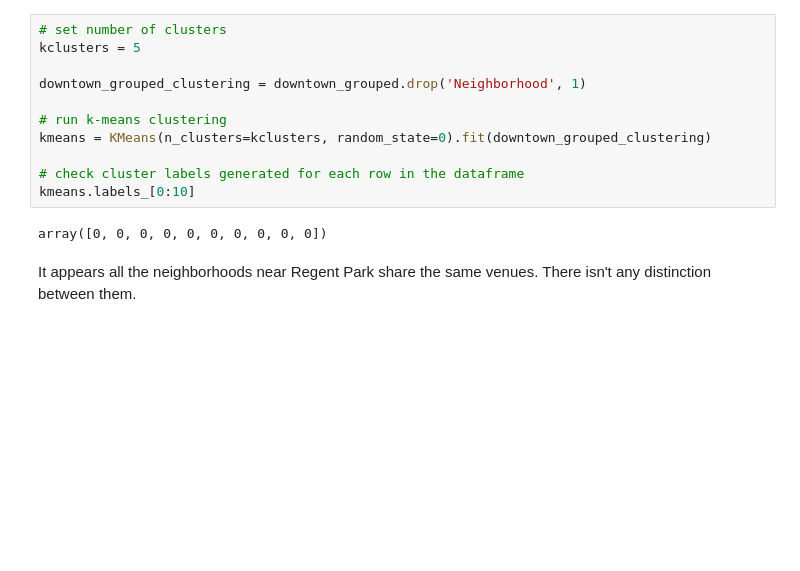
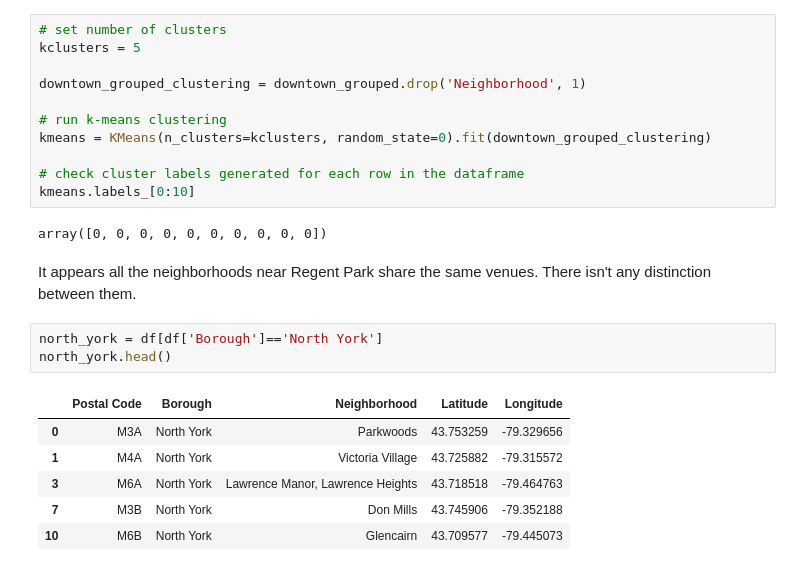
Before and after one commit to jimaid/Coursera_Capstone, a Jupyter notebook: Capstone.ipynb, the cells around one changed output. Cells and saved outputs as stored; diff of their text form; blank space fills up the shorter version.

Commit message:
starting analysis of North York

```diff
--- a/Capstone.ipynb
+++ b/Capstone.ipynb
@@ -564,3 +564,13 @@ kmeans.labels_[0:10]
 array([0, 0, 0, 0, 0, 0, 0, 0, 0, 0])
 # %% [markdown]
 It appears all the neighborhoods near Regent Park share the same venues. There isn't any distinction between them.
+# %%
+north_york = df[df['Borough']=='North York']
+north_york.head()
+# %% [output]
+|  | Postal Code | Borough | Neighborhood | Latitude | Longitude |
+| 0 | M3A | North York | Parkwoods | 43.753259 | -79.329656 |
+| 1 | M4A | North York | Victoria Village | 43.725882 | -79.315572 |
+| 3 | M6A | North York | Lawrence Manor, Lawrence Heights | 43.718518 | -79.464763 |
+| 7 | M3B | North York | Don Mills | 43.745906 | -79.352188 |
+| 10 | M6B | North York | Glencairn | 43.709577 | -79.445073 |
```
Also changed, not shown: parts of 10 cells of this notebook.
